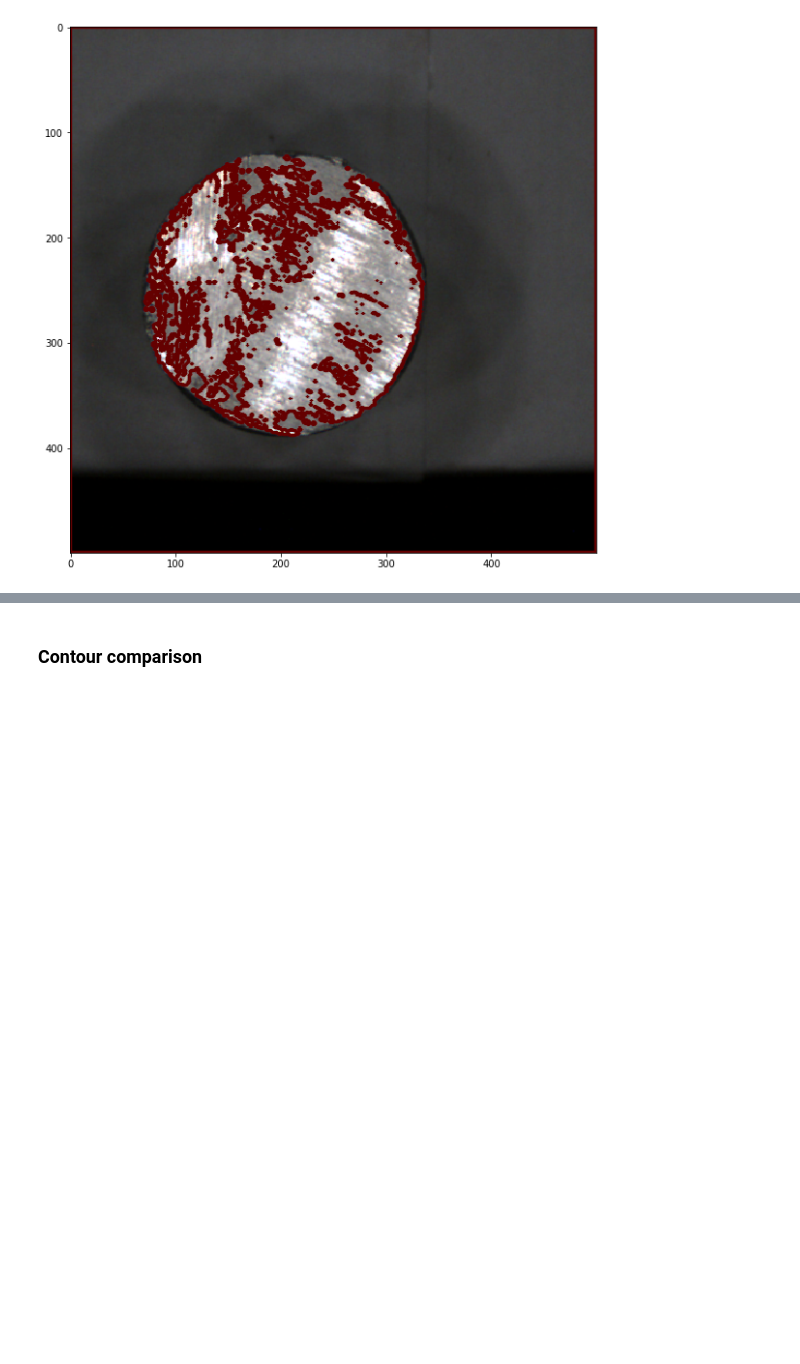
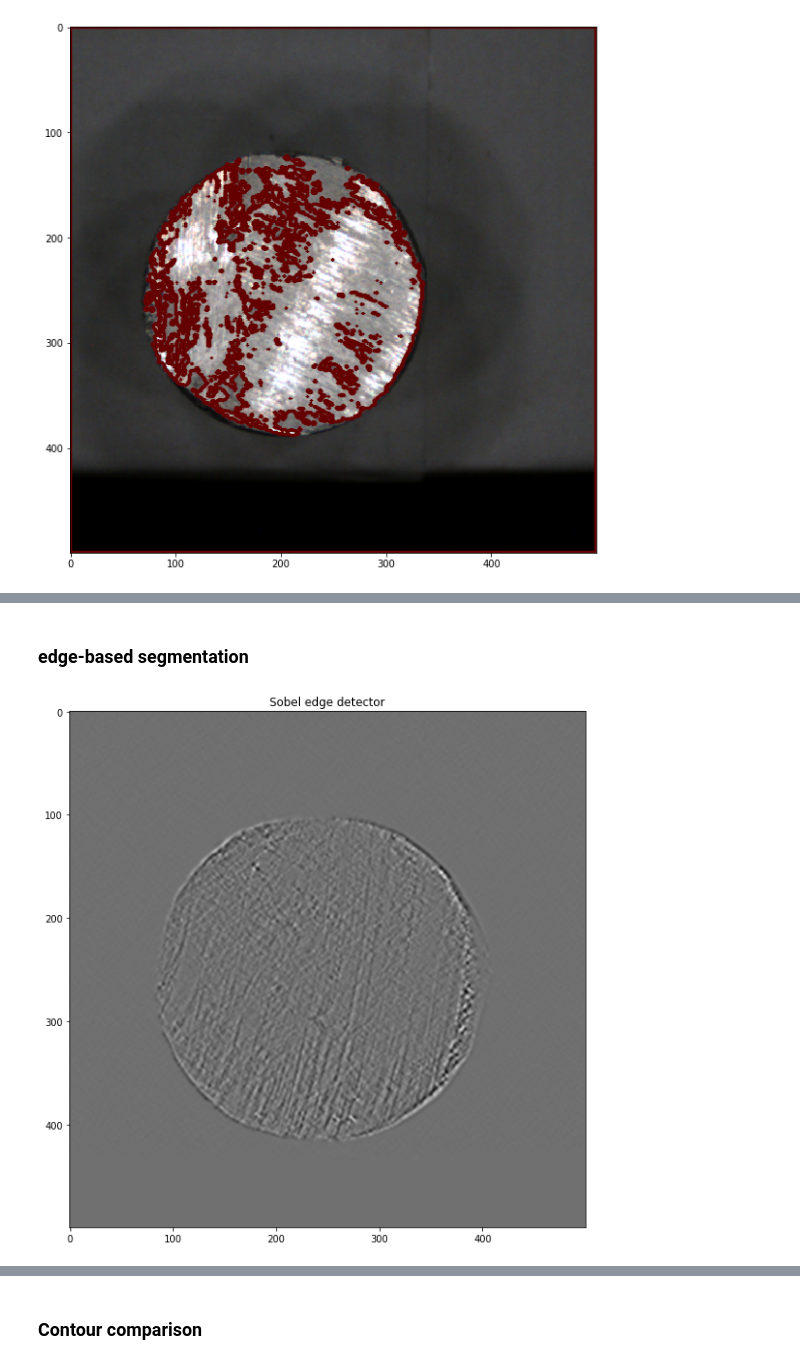
Before and after one commit to rad-mit/CS5102-Digital-Image-Processing-Project, a Jupyter notebook: Project/DIP_Project.ipynb, the cells around one changed output, grey strips where cells are left out. Drawn from its saved outputs; the diff is of its cells as text; code cells hidden in the pictures; blank space fills up the shorter version.

```diff
--- a/Project/DIP_Project.ipynb
+++ b/Project/DIP_Project.ipynb
@@ -247,0 +290,8 @@ plt.show()
+# %% [markdown]
+### edge-based segmentation
+# %%
+plt.imshow(sobelxy,'gray',interpolation='gaussian')
+plt.title('Sobel edge detector')
+plt.show()
+# %% [output]
+[figure, added]
```
Also changed, not shown: parts of 11 cells of this notebook.
